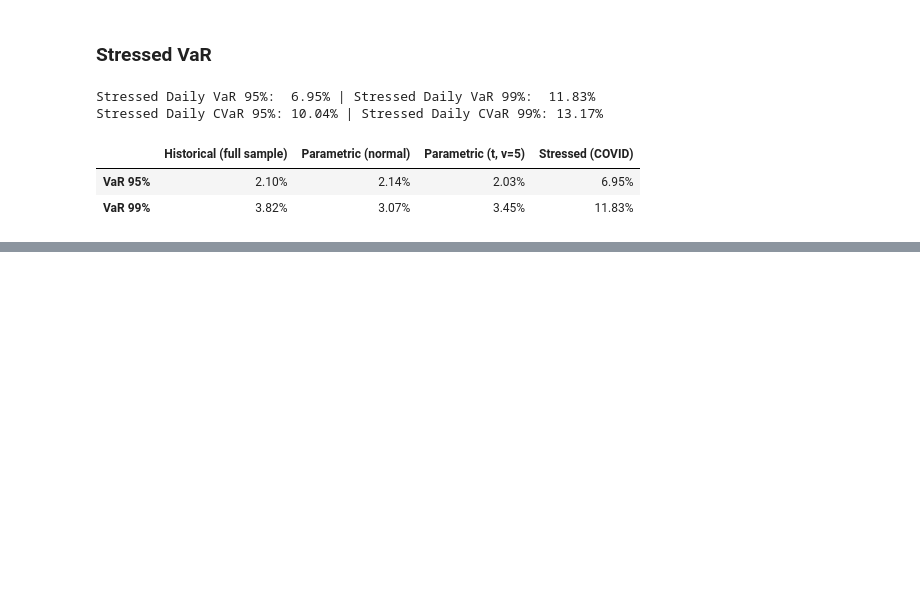
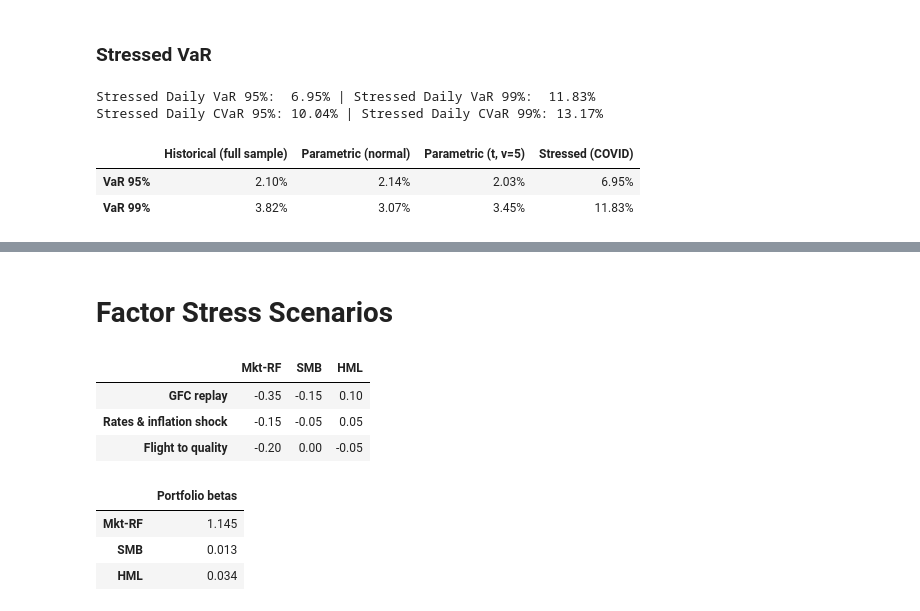
Before and after one commit to NicolasHY/Quant-Projects, a Jupyter notebook: Portfolio Risk Decomposition/main.ipynb, the cells around one changed output, grey strips where cells are left out. Cells and saved outputs as stored; diff of their text form; code cells hidden in the pictures; blank space fills up the shorter version.

```diff
--- a/Portfolio Risk Decomposition/main.ipynb
+++ b/Portfolio Risk Decomposition/main.ipynb
@@ -378,0 +452,24 @@ plt.show()
+# %% [markdown]
+# Factor Stress Scenarios
+# %%
+scenario_names = ["GFC replay", "Rates & inflation shock", "Flight to quality"]
+
+scenarios = pd.DataFrame({
+    "Mkt-RF": [-0.35, -0.15, -0.20],
+    "SMB":    [-0.15, -0.05,  0.00],
+    "HML":    [ 0.10,  0.05, -0.05],
+}, index=scenario_names)
+scenarios
+# %% [output]
+|  | Mkt-RF | SMB | HML |
+| GFC replay | -0.35 | -0.15 | 0.10 |
+| Rates & inflation shock | -0.15 | -0.05 | 0.05 |
+| Flight to quality | -0.20 | 0.00 | -0.05 |
+# %%
+# Model provides coherent answers but should be taken with a grain of salt as betas aren't stable during a crisis
+pd.Series(port_betas, index=["Mkt-RF", "SMB", "HML"]).to_frame("Portfolio betas").style.format("{:.3f}")
+# %% [output]
+|  | Portfolio betas |
+| Mkt-RF | 1.145 |
+| SMB | 0.013 |
+| HML | 0.034 |
```
Also changed, not shown: parts of 12 cells of this notebook.
